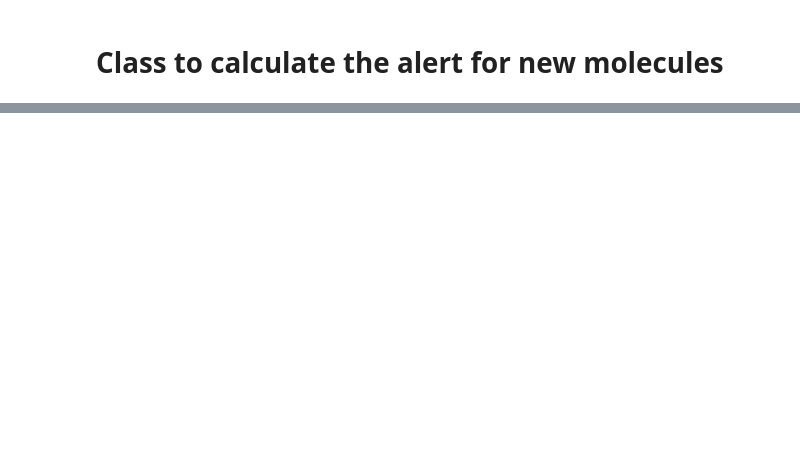
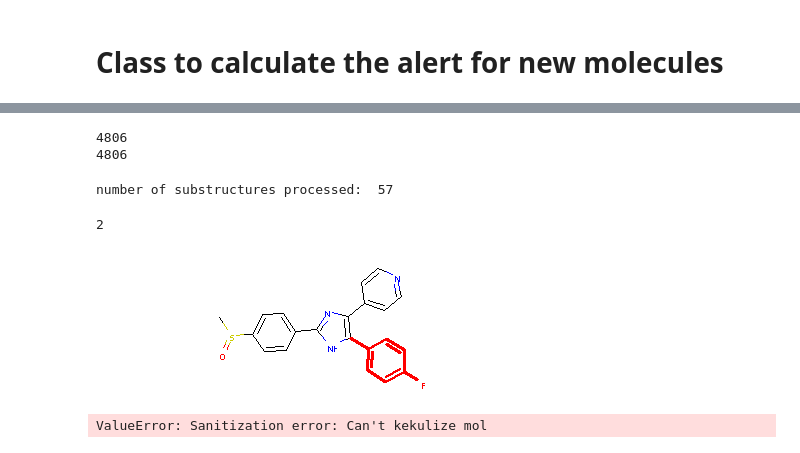
Before and after one commit to isidroc/bioalerts, a Jupyter notebook: BioAlerts.ipynb, the cells around one changed output, grey strips where cells are left out. Saved outputs shown, nothing was run; the diff lists cells and outputs as text; code cells hidden in the pictures; blank space fills up the shorter version.

```diff
--- a/BioAlerts.ipynb
+++ b/BioAlerts.ipynb
@@ -290,0 +310,8 @@ operator.
+# %%
+bioactivities = np.genfromtxt('./bioalerts/ames.bio',dtype='int',skip_header=0)
+arr = np.arange(0,len(bioactivities))
+mask = np.ones(arr.shape,dtype=bool)
+mask[a.molserr]=0
+bioactivities =  bioactivities[mask]
+print len(bioactivities)
+print len(a.mols)
@@ -290,0 +351,3 @@ operator.
+# %%
+ext=load_molecules("./bioalerts/young.sdf",name_field="_Name")
+ext.read_molecules()
@@ -290,0 +364,8 @@ operator.
+# %%
+bioactivities_ext = np.genfromtxt('./bioalerts/young.dat',dtype='int',skip_header=1,usecols=1)
+arr = np.arange(0,len(bioactivities_ext))
+mask = np.ones(arr.shape,dtype=bool)
+mask[ext.molserr]=0
+bioactivities_ext =  bioactivities_ext[mask]
+print len(bioactivities_ext)
+print len(ext.mols)
@@ -290,0 +487,12 @@ operator.
+# %%
+cox_bio = genfromtxt('./cox_bio.bio',skiprows=1)
+cox_bio.shape
+arr = np.arange(0,len(cox_bio))
+mask = np.ones(arr.shape,dtype=bool)
+mask[ext.molserr]=0
+cox_bio =  cox_bio[mask]
+print len(cox_bio)
+print len(ext.mols)
+# %% [output]
+4806
+4806
@@ -290,0 +502,24 @@ operator.
+# %%
+a = CalculatePvaluesContinuous(radii_ext=[3])
+# %%
+a.calculate_p_values(mols=[ext.mols[i] for i in np.arange(0,1)],
+                     substructure_dictionary = d.substructure_dictionary,
+                     bioactivities = cox_bio,
+                     mols_ids = d.mols_ids,
+                     threshold_nb_substructures = 10,
+                     threshold_pvalue = 0.05,
+                     threshold_ratio_w_wo=0.05)
+# %% [output]
+number of substructures processed:  57
+# %%
+len(a.output)
+# %% [output]
+2
+# %%
+a.output['Substructure in Molecule'][0]
+# %% [output]
+[figure, added]
+# %%
+a.OutputWriter('cox.html')
+# %% [output]
+ValueError: Sanitization error: Can't kekulize mol
```
Also changed, not shown: parts of 42 cells of this notebook, 27 other files.
